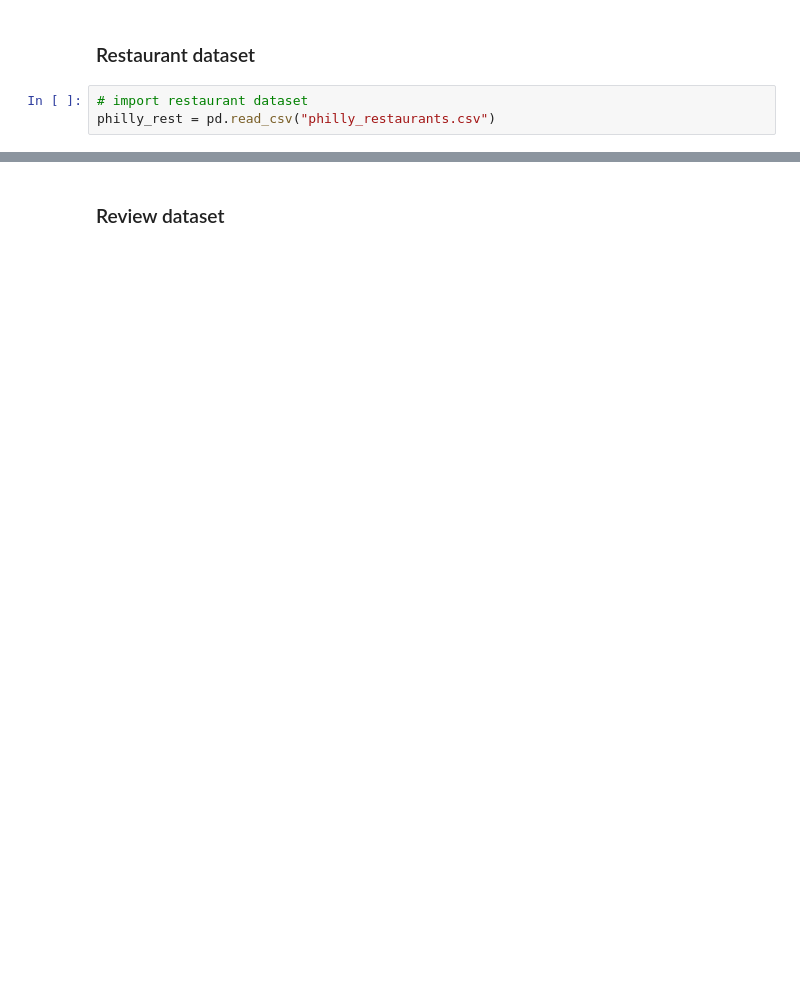
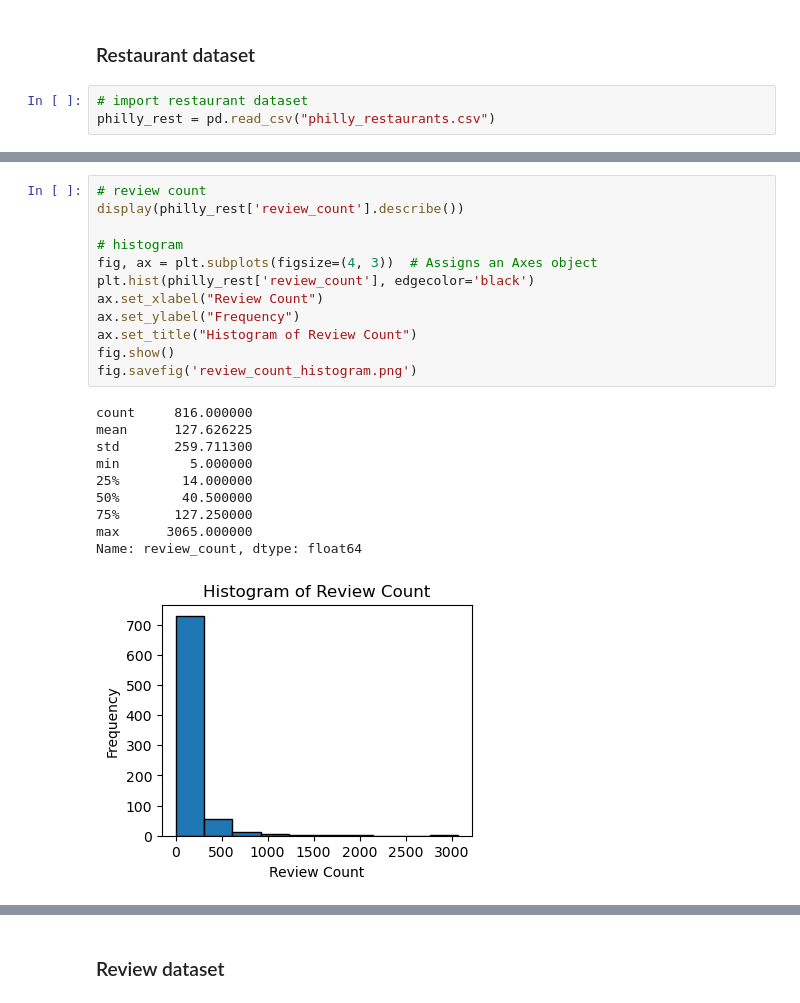
Before and after one commit to avesselinov/Project1, a Jupyter notebook: SCRIPTS/yelp_restaurant_cleaning.ipynb, the cells around one changed output, grey strips where cells are left out. Drawn from its saved outputs; the diff is of its cells as text; blank space fills up the shorter version.

```diff
--- a/SCRIPTS/yelp_restaurant_cleaning.ipynb
+++ b/SCRIPTS/yelp_restaurant_cleaning.ipynb
@@ -285,0 +372,23 @@ dtype: object
+# %%
+# review count
+display(philly_rest['review_count'].describe())
+
+# histogram
+fig, ax = plt.subplots(figsize=(4, 3))  # Assigns an Axes object
+plt.hist(philly_rest['review_count'], edgecolor='black')
+ax.set_xlabel("Review Count")
+ax.set_ylabel("Frequency")
+ax.set_title("Histogram of Review Count")
+fig.show()
+fig.savefig('review_count_histogram.png')
+# %% [output]
+count     816.000000
+mean      127.626225
+std       259.711300
+min         5.000000
+25%        14.000000
+50%        40.500000
+75%       127.250000
+max      3065.000000
+Name: review_count, dtype: float64
+[figure, added]
```
Also changed, not shown: parts of 16 cells of this notebook, 1 other file.
